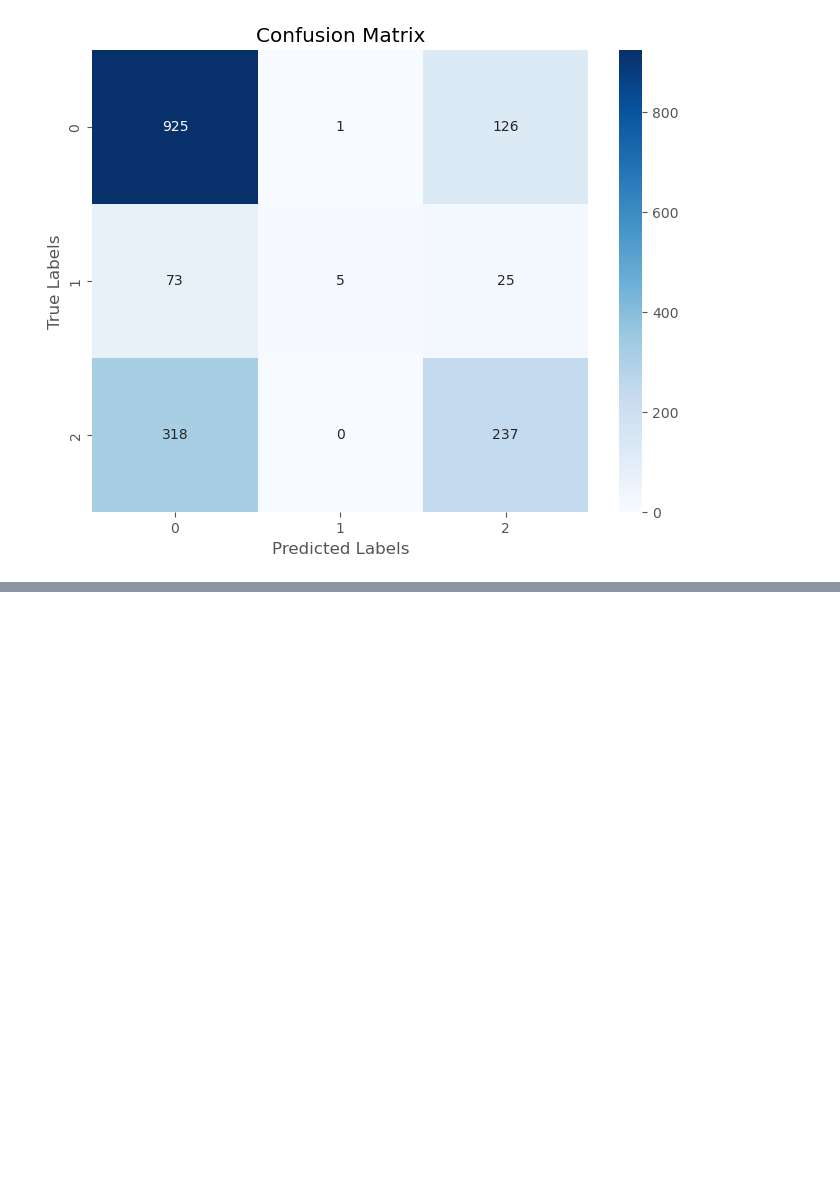
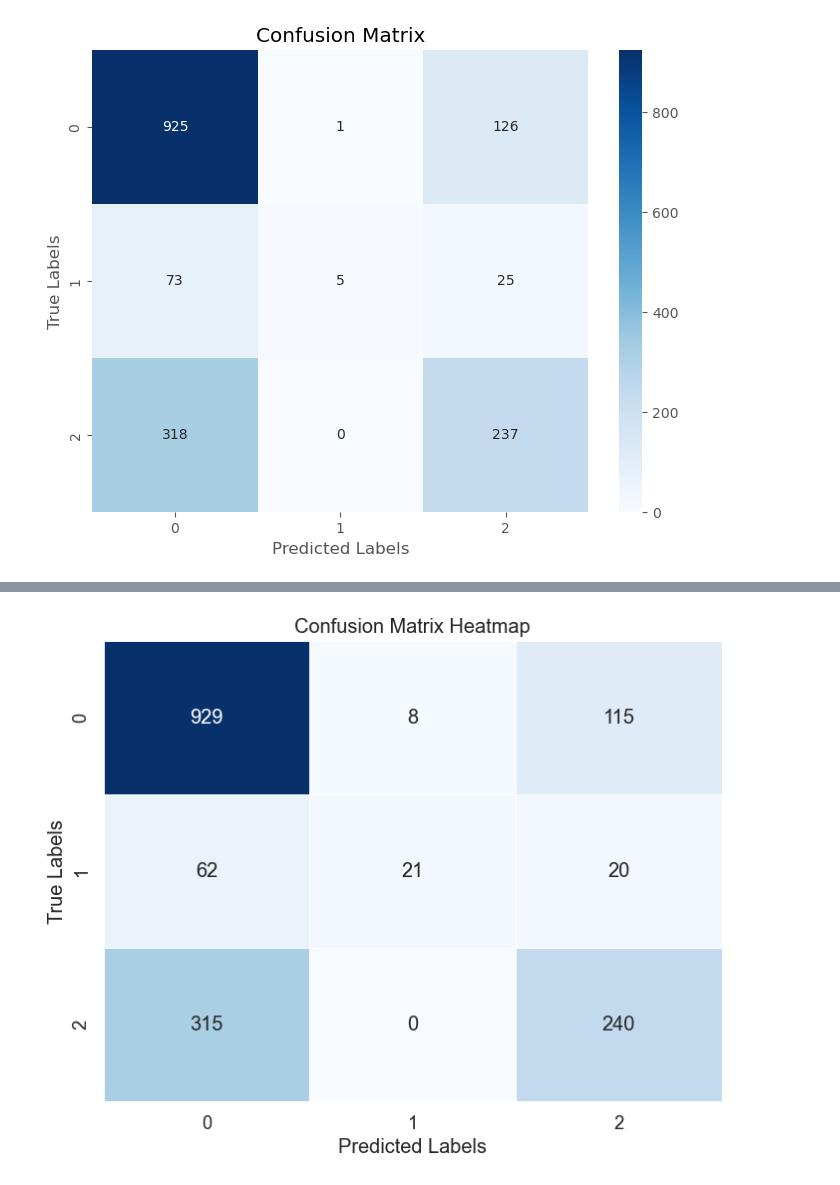
Before and after one commit to Chemami12/Tweeter-Sentiment-NLP, a Jupyter notebook: Twiteer-Sentiment.ipynb, the cells around one changed output, grey strips where cells are left out. Drawn from its saved outputs; the diff is of its cells as text; code cells hidden in the pictures; blank space fills up the shorter version.

```diff
--- a/Twiteer-Sentiment.ipynb
+++ b/Twiteer-Sentiment.ipynb
@@ -582,0 +623,19 @@ plt.show()
+# %%
+# Replace these with your actual results
+conf_matrix = [[929, 8, 115], [62, 21, 20], [315, 0, 240]]
+labels = ['0', '1', '2']  # Labels for the classes
+
+# Create a heatmap
+plt.figure(figsize=(8, 6))
+sns.set(font_scale=1.2)  # Adjust the font scale for better readability
+sns.heatmap(conf_matrix, annot=True, fmt='d', cmap='Blues', linewidths=.5, cbar=False, xticklabels=labels, yticklabels=labels)
+
+# Set axis labels and title
+plt.xlabel('Predicted Labels')
+plt.ylabel('True Labels')
+plt.title('Confusion Matrix Heatmap')
+
+# Display the plot
+plt.show()
+# %% [output]
+[figure, added]
```
Also changed, not shown: parts of 9 cells of this notebook.
